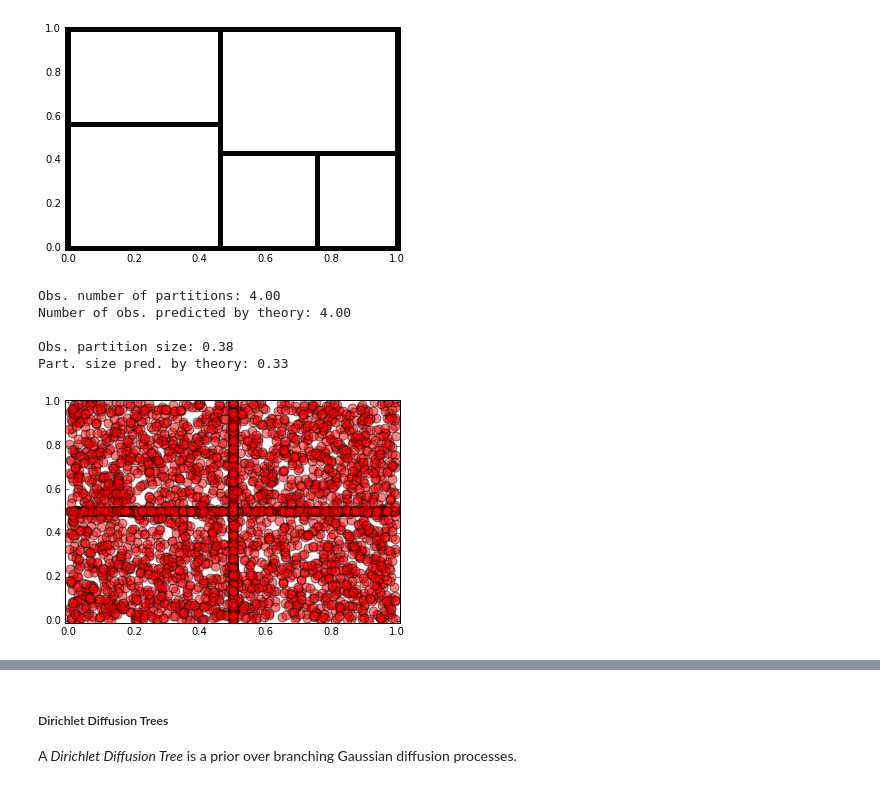
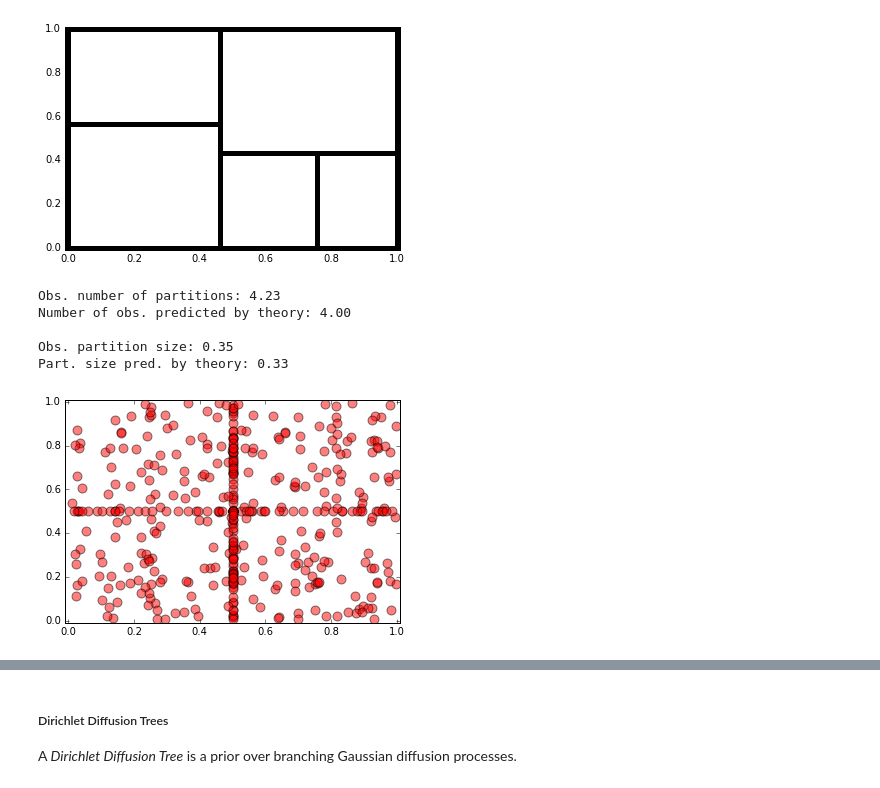
Before and after one commit to enalisnick/blog_sandbox, a Jupyter notebook: Tree-Based_Priors.ipynb, the cells around one changed output, grey strips where cells are left out. Drawn from its saved outputs; the diff is of its cells as text; code cells hidden in the pictures.

```diff
--- a/Tree-Based_Priors.ipynb
+++ b/Tree-Based_Priors.ipynb
@@ -75,7 +75,7 @@ def get_partition_sizes(p):
         return get_partition_sizes(p[1]) + get_partition_sizes(p[2])
 
 
-N = 1000
+N = 100
 lambda_0 = 1.
 
 n_partitions = 0.
@@ -86,33 +86,33 @@ for n in xrange(N):
     m = get_medians(parts)
     s = get_partition_sizes(parts)
     n_partitions += len(m)
     medians += m
     avg_partition_size += np.mean(s)
 medians = np.array(medians)
 
 mc_expected_n_parts = n_partitions / N
 theory_n_parts = (1+lambda_0)**Z.shape[0]
 print "Obs. number of partitions: %.2f" %(mc_expected_n_parts)
 print "Number of obs. predicted by theory: %.2f" %(theory_n_parts)
 print
 
 mc_part_size = avg_partition_size / N
 theory_part_size = ((Z[0,1]-Z[0,0])*(Z[1,1]-Z[1,0]))/(theory_n_parts-1)
 print "Obs. partition size: %.2f" %(mc_part_size)
 print "Part. size pred. by theory: %.2f" %(theory_part_size)
 print
 
 plt.figure()
 
 plt.scatter(medians[:,0], medians[:,1], c='r', edgecolors='k', s=80, alpha=.5)
 
 plt.xlim(-0.01,1.01)
 plt.ylim(-0.01,1.01)
 plt.show()
 # %% [output]
-Obs. number of partitions: 4.00
+Obs. number of partitions: 4.23
 Number of obs. predicted by theory: 4.00
 
-Obs. partition size: 0.38
+Obs. partition size: 0.35
 Part. size pred. by theory: 0.33
-[figure, old version]
+[figure, new version]
```
Also changed, not shown: parts of 2 cells of this notebook.
